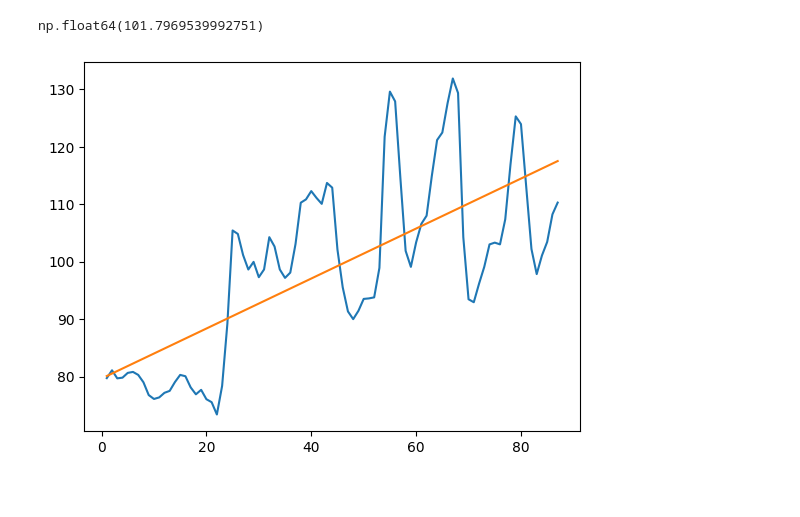
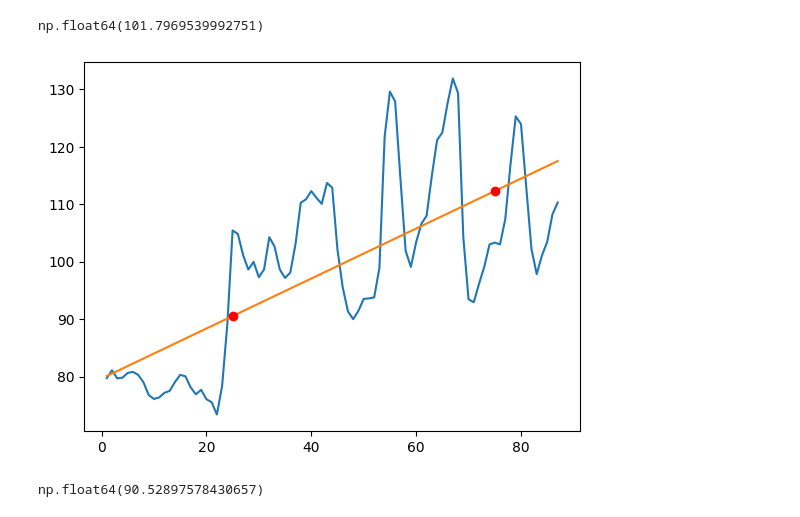
Before and after one commit to LejImkoaj/numpy-analisis-con-python, a Jupyter notebook: numpy.ipynb, the cells around one changed output. Saved outputs shown, nothing was run; the diff lists cells and outputs as text; code cells hidden in the pictures.

Commit message:
grafica con punto rojo en la pendiente

```diff
--- a/numpy.ipynb
+++ b/numpy.ipynb
@@ -404,5 +404,11 @@ np.float64(101.7969539992751)
 # %%
 plt.plot(fechas, moscu)
 plt.plot(x, y);
+plt.plot(25, a*25 + b, 'ro'); # Punto rojo en el mes 25
+plt.plot(75, a*75 + b, 'ro'); # Punto rojo en el mes 75
 # %% [output]
-[figure, old version]
+[figure, new version]
+# %%
+a*25 + b # Valor estimado de la manzana en el mes 25
+# %% [output]
+np.float64(90.52897578430657)
```
Also changed, not shown: 1 other file.
